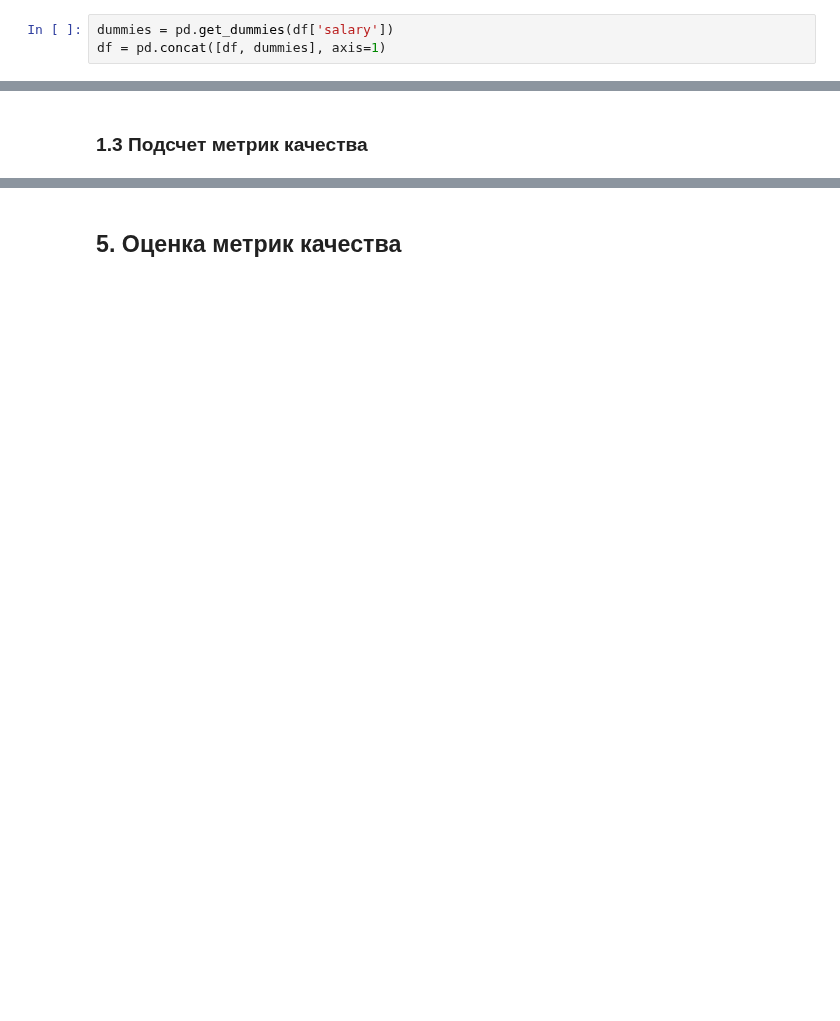
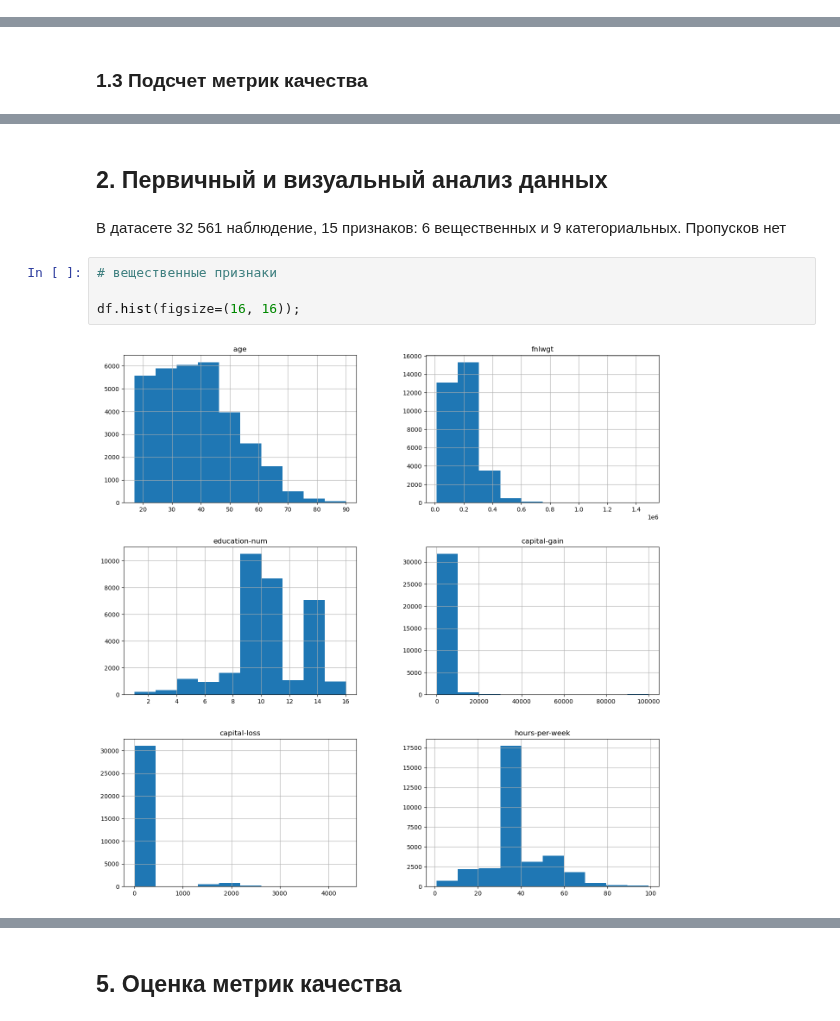
Before and after one commit to dnlygvtv/Python_for_Data_Science_HWs, a Jupyter notebook: HW/HW_11.ipynb, the cells around one changed output, grey strips where cells are left out. Saved outputs shown, nothing was run; the diff lists cells and outputs as text; blank space fills up the shorter version.

```diff
--- a/HW/HW_11.ipynb
+++ b/HW/HW_11.ipynb
@@ -43,3 +40,0 @@ columns = ['age', 'fnlwgt', 'education-num', 'capital-gain', 'capital-loss', 'ho
-# %%
-dummies = pd.get_dummies(df['salary'])
-df = pd.concat([df, dummies], axis=1)
@@ -276,0 +165,10 @@ pred_proba_test = lr.predict_proba(X_test)
+# %% [markdown]
+## 2. Первичный и визуальный анализ данных
+# %% [markdown]
+В датасете 32 561 наблюдение, 15 признаков: 6 вещественных и 9 категориальных. Пропусков нет
+# %%
+# вещественные признаки
+
+df.hist(figsize=(16, 16));
+# %% [output]
+[figure, added]
```
Also changed, not shown: parts of 55 cells of this notebook.
